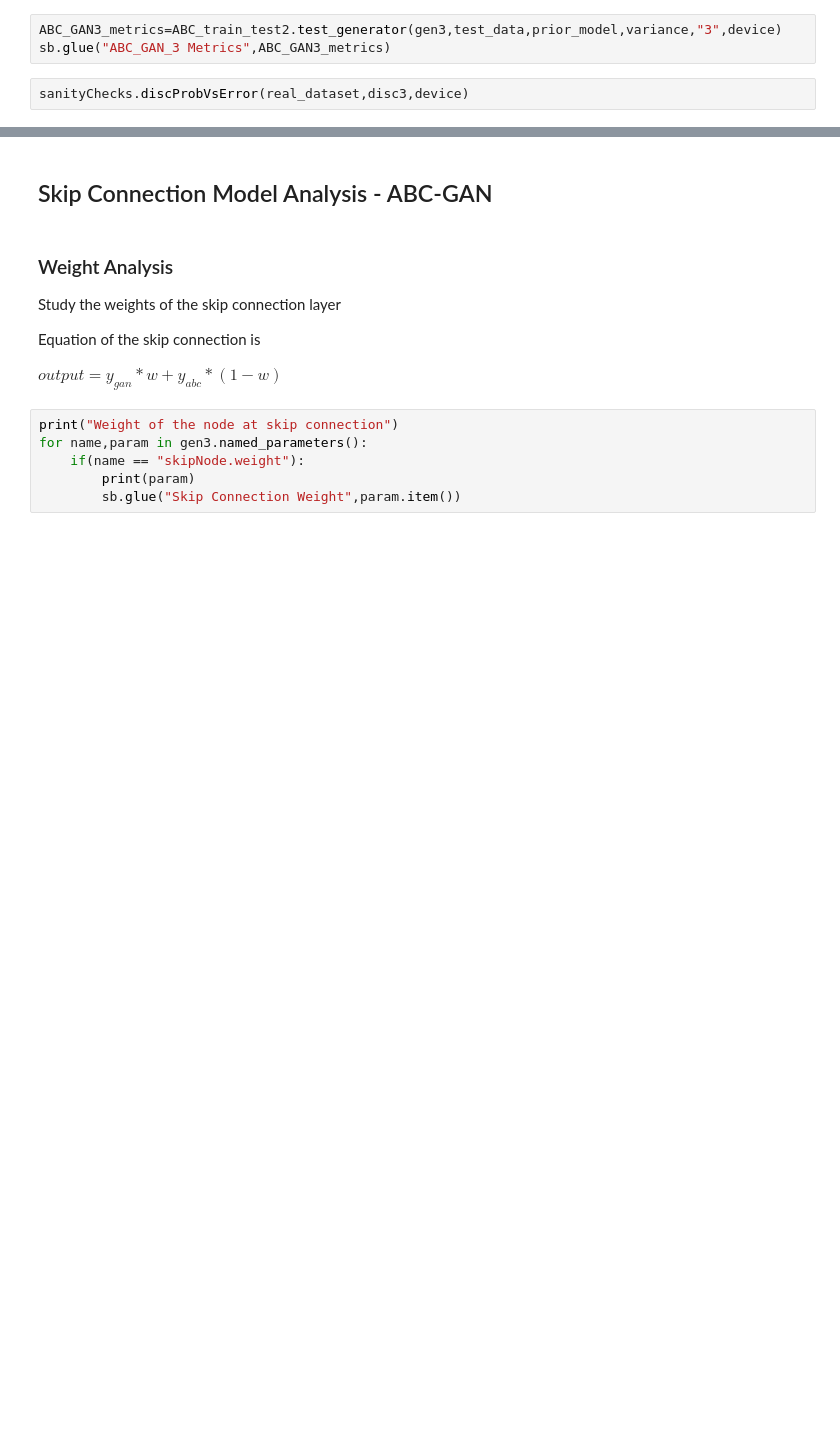
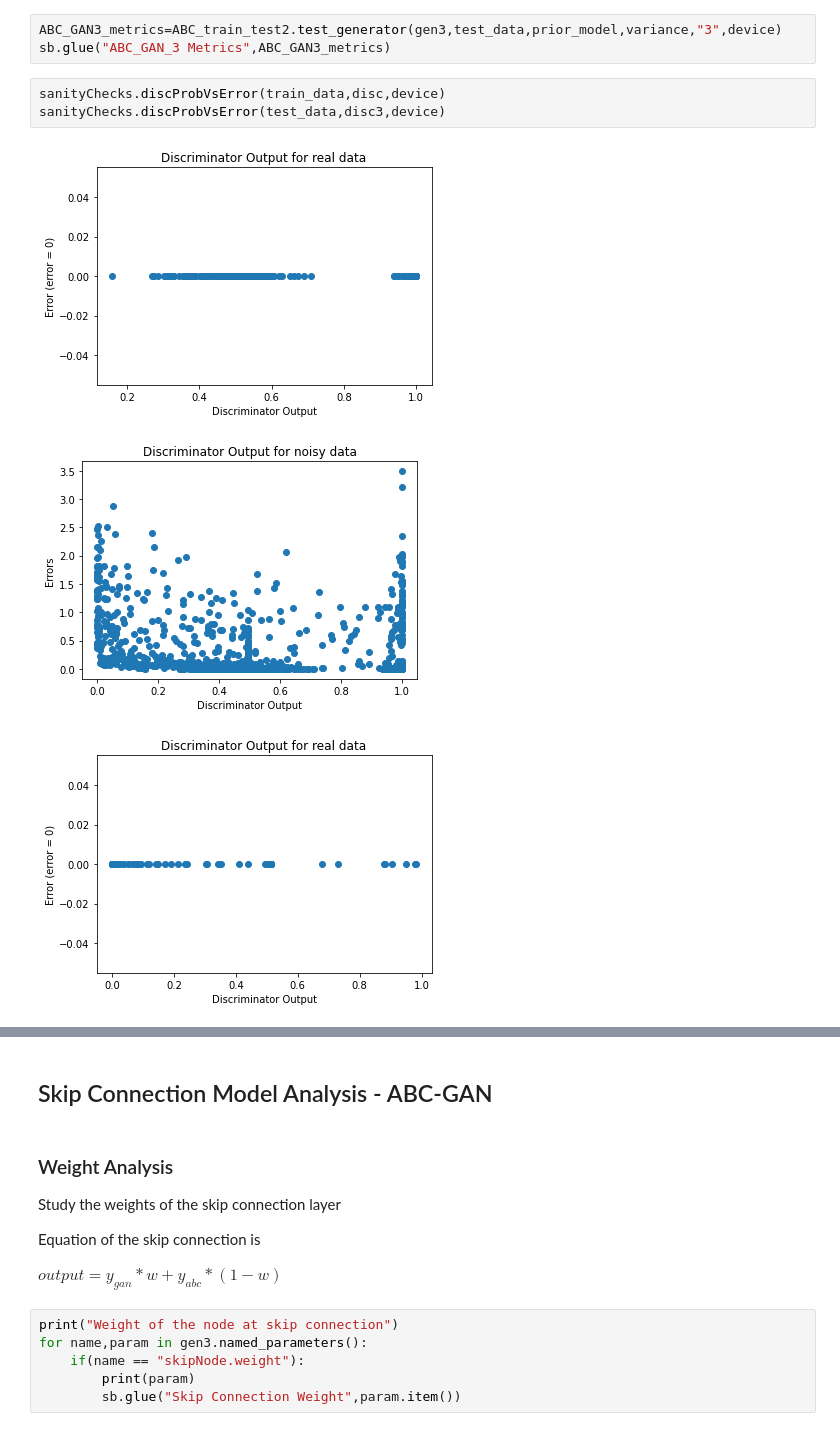
Before and after one commit to Manasi1999/ABC_GAN, a Jupyter notebook: Notebooks/Boston_Dataset/ABC_GAN_Model-Catboost_Pre-gen.ipynb, the cells around one changed output, grey strips where cells are left out. Saved outputs shown, nothing was run; the diff lists cells and outputs as text; blank space fills up the shorter version.

```diff
--- a/Notebooks/Boston_Dataset/ABC_GAN_Model-Catboost_Pre-gen.ipynb
+++ b/Notebooks/Boston_Dataset/ABC_GAN_Model-Catboost_Pre-gen.ipynb
@@ -115,4 +147,9 @@ sb.glue("ABC_GAN_3 Discriminator Loss",discLossA3)
 ABC_GAN3_metrics=ABC_train_test2.test_generator(gen3,test_data,prior_model,variance,"3",device)
 sb.glue("ABC_GAN_3 Metrics",ABC_GAN3_metrics)
 # %%
-sanityChecks.discProbVsError(real_dataset,disc3,device)
+sanityChecks.discProbVsError(train_data,disc,device)
+sanityChecks.discProbVsError(test_data,disc3,device)
+# %% [output]
+[figure, added]
+[figure, added]
+[figure, added]
```
Also changed, not shown: parts of 15 cells of this notebook, 9 other files.
